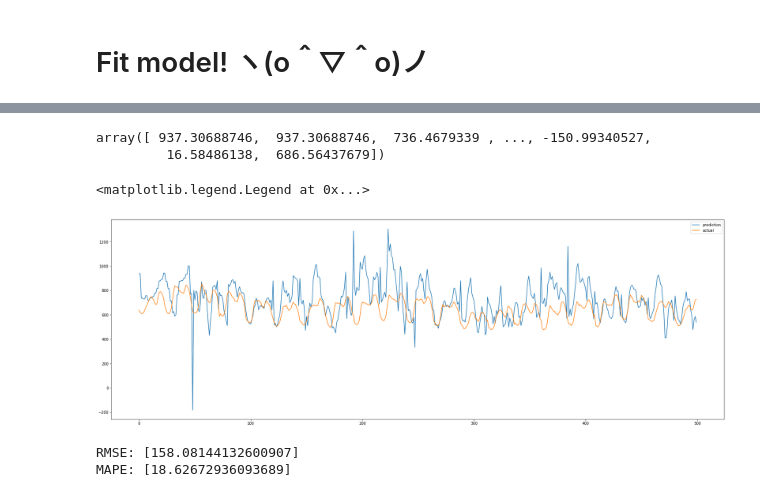
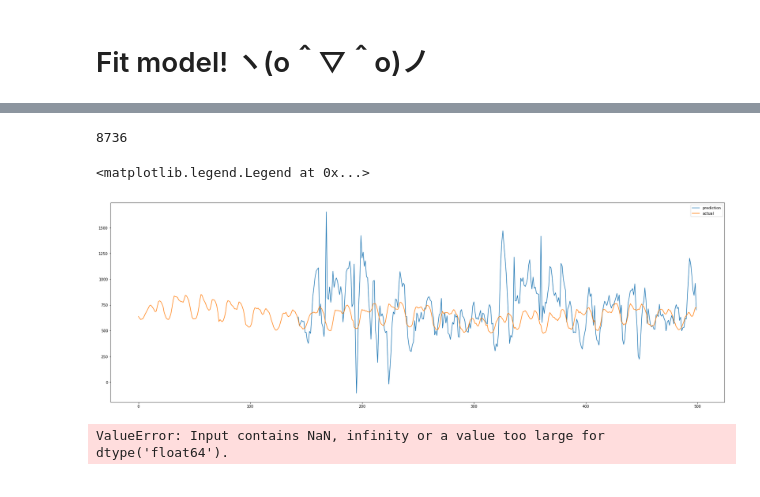
Before and after one commit to szigelle/20190705_Load_Forecasting, a Jupyter notebook: 20190705.ipynb, the cells around one changed output, grey strips where cells are left out. Saved outputs shown, nothing was run; the diff lists cells and outputs as text; code cells hidden in the pictures.

```diff
--- a/20190705.ipynb
+++ b/20190705.ipynb
@@ -458,4 +457,7 @@ final_model = pd.DataFrame.join(intercept, coefficients, how='outer')
 final_model = pd.DataFrame.join(idx, final_model, how='outer')
 # %%
 final_model.drop(['xdayofweek', 'xhour','xday_type'], axis=1)
+X_input = X_test[24:]
+print(len(final_model))
+print(len(X_input))
 # %% [output]
@@ -480,3 +465,0 @@ final_model.drop(['xdayofweek', 'xhour','xday_type'], axis=1)
-# %%
-X_input = X_test
-X_input
@@ -503,9 +466,13 @@ X_input
+# %%
+coef = pd.DataFrame.merge(final_model, X_input, on=['iso_week', 'hour', 'dayofweek'], how='outer')
+# %%
+len(coef)
+# %% [output]
+8736
 # %%
-coef = pd.DataFrame.merge(final_model, X_input, on=['iso_week', 'hour', 'dayofweek'], how='outer').drop(['xdayofweek', 'xhour'], axis=1)
-
 # make prediction!
-prediction = (X_input.tdelta.values * coef.xtdelta.values
-        + X_input.high.values * coef.xhigh.values
+prediction = (#X_input.tdelta.values * coef.xtdelta.values
+          X_input.high.values * coef.xhigh.values
         + X_input.avg.values * coef.xavg.values
         + X_input.low.values * coef.xlow.values
         + X_input.load_max.values * coef.xload_max.values
@@ -514,37 +481,37 @@ prediction = (X_input.tdelta.values * coef.xtdelta.values
         + X_input.high_true.values * coef.xhigh_true.values
         + X_input.low_true.values * coef.xlow_true.values
         + coef.intercept.values)
-# %%
-prediction
-# %% [output]
-array([ 937.30688746,  937.30688746,  736.4679339 , ..., -150.99340527,
-         16.58486138,  686.56437679])
 # %%
 from matplotlib import pyplot as plt
 from pylab import rcParams
 from matplotlib import figure
 
 rcParams['figure.figsize'] = 30, 10
 # rotate and align the tick labels so they look better
 
 start = 0
 end = 500
 
 
 plt.plot(prediction[start:end])
 plt.plot(y_test[start:end].values)
 
-plt.legend(['prediction', 'actual'])
+
+plt.plot(x[start:end])
+
+plt.legend(['prediction', 'actual','nona'])
 # %% [output]
 <matplotlib.legend.Legend at 0x...>
-[figure, old version]
+[figure, new version]
 # %%
 from sklearn.metrics import mean_squared_error
 from math import sqrt
 
 # MAPE function
 def mean_absolute_percentage_error(y_true, y_pred):
-    y_true, y_pred = np.array(y_true), np.array(y_pred)
+    if y_pred.isnull() == False:
+        y_true, y_pred = np.array(y_true), np.array(y_pred)
+    else: return
     return np.mean(np.abs((y_true - y_pred) / y_true)) * 100
 
 RMSE = sqrt(mean_squared_error(y_test[start:end], prediction[start:end]))
@@ -553,5 +520,4 @@ MAPE = mean_absolute_percentage_error(y_test[start:end], prediction[start:end])
 print('RMSE: [{}]'.format(RMSE))
 print('MAPE: [{}]'.format(MAPE))
 # %% [output]
-RMSE: [158.08144132600907]
-MAPE: [18.62672936093689]
+ValueError: Input contains NaN, infinity or a value too large for dtype('float64').
```
Also changed, not shown: parts of 7 cells of this notebook, 6 other files.
